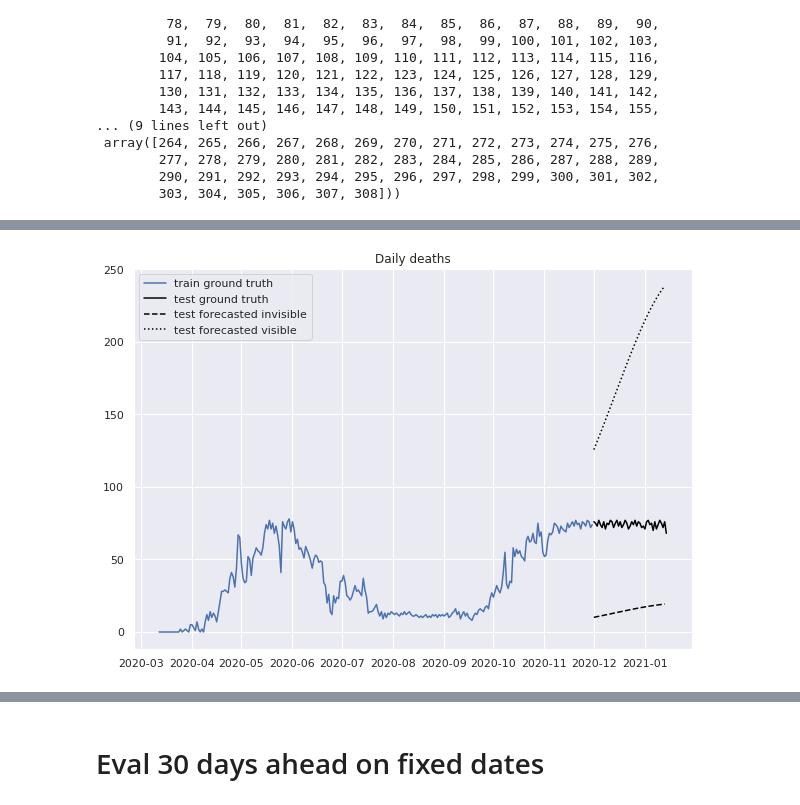
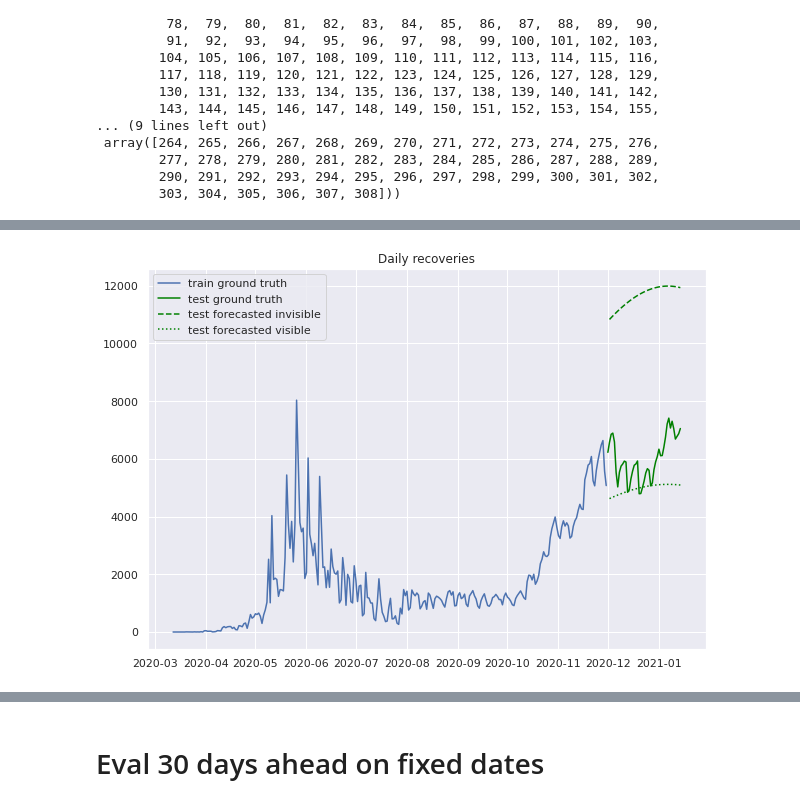
Before and after one commit to btseytlin/covid_peak_sir_modelling, a Jupyter notebook: seir_moscow_hidden.ipynb, the cells around one changed output, grey strips where cells are left out. Saved outputs shown, nothing was run; the diff lists cells and outputs as text; code cells hidden in the pictures.

```diff
--- a/seir_moscow_hidden.ipynb
+++ b/seir_moscow_hidden.ipynb
@@ -64,9 +69,9 @@ train_subset.head()
 stepwize_size = 60
 
 weights = {
-    'I': 0.5,
-    'R': 0.5,
-    'D': 1,
+    'I': 0.25,
+    'R': 0.25,
+    'D': 0.5,
 }
 model = SEIRHidden(stepwise_size=stepwize_size)
 fitter = HiddenCurveFitter(
@@ -242,6 +256,19 @@ test_initial_conds = (S[-1], E[-1], I[-1], Iv[-1], R[-1], Rv[-1], D[-1], Dv[-1])
          test_new_recovered_invisible,
          test_new_recovered_visible,
          test_new_dead_invisible, test_new_dead_visible) = model.compute_daily_values(test_S, test_E, test_I, test_Iv, test_R, test_Rv, test_D, test_Dv)
+# %%
+test_daily_df = pd.DataFrame(
+    {
+        'date': test_subset.date[1:].values,
+        'new_exposed': test_new_exposed,
+        'new_infected_invisible': test_new_infected_invisible,
+        'new_infected_visible': test_new_infected_visible,
+        'new_recovered_invisible': test_new_recovered_invisible,
+        'new_recovered_visible': test_new_recovered_visible,
+        'new_dead_invisible': test_new_dead_invisible,
+        'new_dead_visible': test_new_dead_visible
+    },
+    index=test_subset.date[1:])
 # %%
 plt.figure(figsize=(10, 7))
 plt.plot(train_subset.date, train_subset['total_dead'], label='train ground truth')
@@ -258,16 +299,16 @@ plt.show()
 # %%
 plt.figure(figsize=(10, 7))
 # plt.plot(train_subset.date[:-1], new_dead_visible, label='daily deaths_visible', color='black')
 # plt.plot(train_subset.date[:-1], new_dead_invisible, label='daily deaths_invisible', color='black', linestyle='dashed')
-plt.plot(train_subset.date, train_subset['deaths_per_day'], label='train ground truth')
+plt.plot(train_subset.date, train_subset['recovered_per_day'], label='train ground truth')
 
-plt.plot(test_subset.date, test_subset['deaths_per_day'], label='test ground truth', color='black')
-plt.plot(test_subset.date[:-1], test_new_dead_invisible, label='test forecasted invisible', color='black', linestyle='dashed')
-plt.plot(test_subset.date[:-1], test_new_dead_visible, label='test forecasted visible', color='black', linestyle=':')
+plt.plot(test_subset.date, test_subset['recovered_per_day'], label='test ground truth', color='green')
+plt.plot(test_daily_df.new_recovered_invisible, label='test forecasted invisible', color='green', linestyle='dashed')
+plt.plot(test_daily_df.new_recovered_visible, label='test forecasted visible', color='green', linestyle=':')
 plt.legend()
-plt.title('Daily deaths')
+plt.title('Daily recoveries')
 plt.show()
 # %% [output]
-[figure, old version]
+[figure, new version]
 # %%
 plt.figure(figsize=(10, 7))
```
Also changed, not shown: parts of 27 cells of this notebook, 2 other files.
